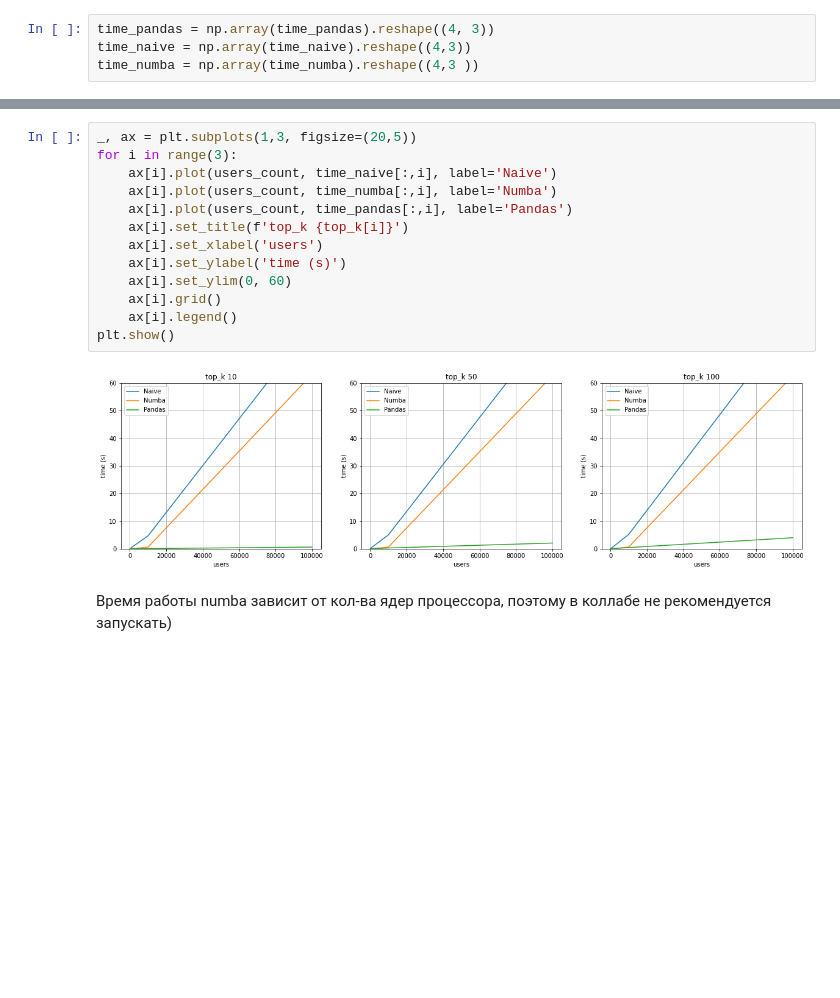
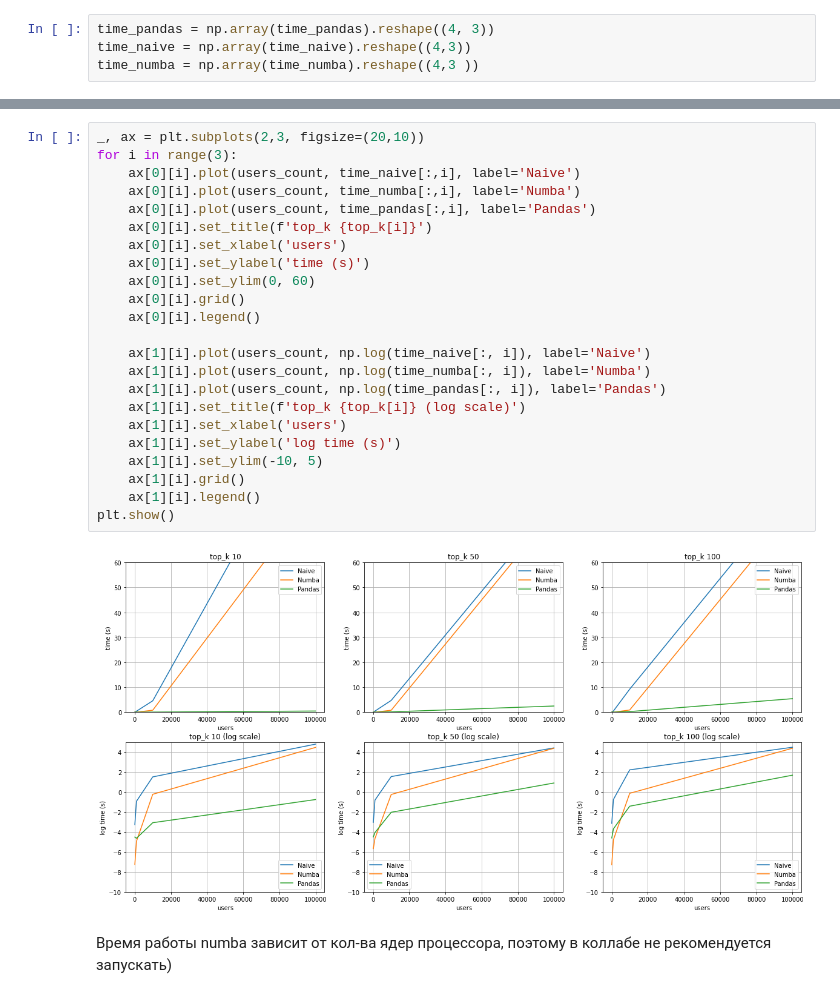
Before and after one commit to Varfalamei/RecoServiceMTS, a Jupyter notebook: notebooks/practice-2-2-metrics.ipynb, the cells around one changed output, grey strips where cells are left out. Drawn from its saved outputs; the diff is of its cells as text; blank space fills up the shorter version.

Commit message:
[added log scale]

```diff
--- a/notebooks/practice-2-2-metrics.ipynb
+++ b/notebooks/practice-2-2-metrics.ipynb
@@ -612,17 +617,27 @@ time_numba = np.array(time_numba).reshape((4,3 ))
 # %%
-_, ax = plt.subplots(1,3, figsize=(20,5))
+_, ax = plt.subplots(2,3, figsize=(20,10))
 for i in range(3):
-    ax[i].plot(users_count, time_naive[:,i], label='Naive')
-    ax[i].plot(users_count, time_numba[:,i], label='Numba')
-    ax[i].plot(users_count, time_pandas[:,i], label='Pandas')
-    ax[i].set_title(f'top_k {top_k[i]}')
-    ax[i].set_xlabel('users')
-    ax[i].set_ylabel('time (s)')
-    ax[i].set_ylim(0, 60)
-    ax[i].grid()
-    ax[i].legend()
+    ax[0][i].plot(users_count, time_naive[:,i], label='Naive')
+    ax[0][i].plot(users_count, time_numba[:,i], label='Numba')
+    ax[0][i].plot(users_count, time_pandas[:,i], label='Pandas')
+    ax[0][i].set_title(f'top_k {top_k[i]}')
+    ax[0][i].set_xlabel('users')
+    ax[0][i].set_ylabel('time (s)')
+    ax[0][i].set_ylim(0, 60)
+    ax[0][i].grid()
+    ax[0][i].legend()
+
+    ax[1][i].plot(users_count, np.log(time_naive[:, i]), label='Naive')
+    ax[1][i].plot(users_count, np.log(time_numba[:, i]), label='Numba')
+    ax[1][i].plot(users_count, np.log(time_pandas[:, i]), label='Pandas')
+    ax[1][i].set_title(f'top_k {top_k[i]} (log scale)')
+    ax[1][i].set_xlabel('users')
+    ax[1][i].set_ylabel('log time (s)')
+    ax[1][i].set_ylim(-10, 5)
+    ax[1][i].grid()
+    ax[1][i].legend()
 plt.show()
 # %% [output]
-[figure, old version]
+[figure, new version]
 # %% [markdown]
 Время работы numba зависит от кол-ва ядер процессора, поэтому в коллабе не рекомендуется запускать)
```
Also changed, not shown: parts of 19 cells of this notebook.
